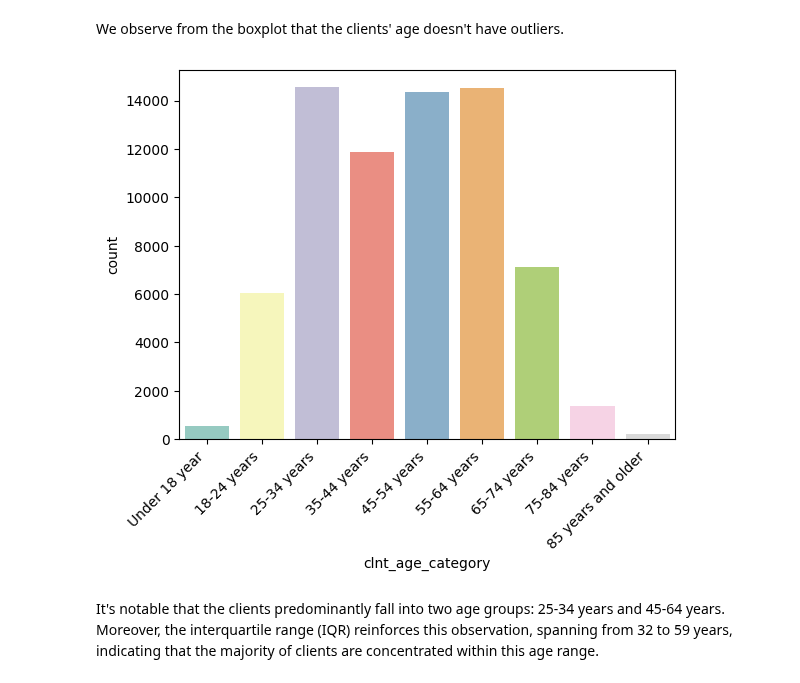
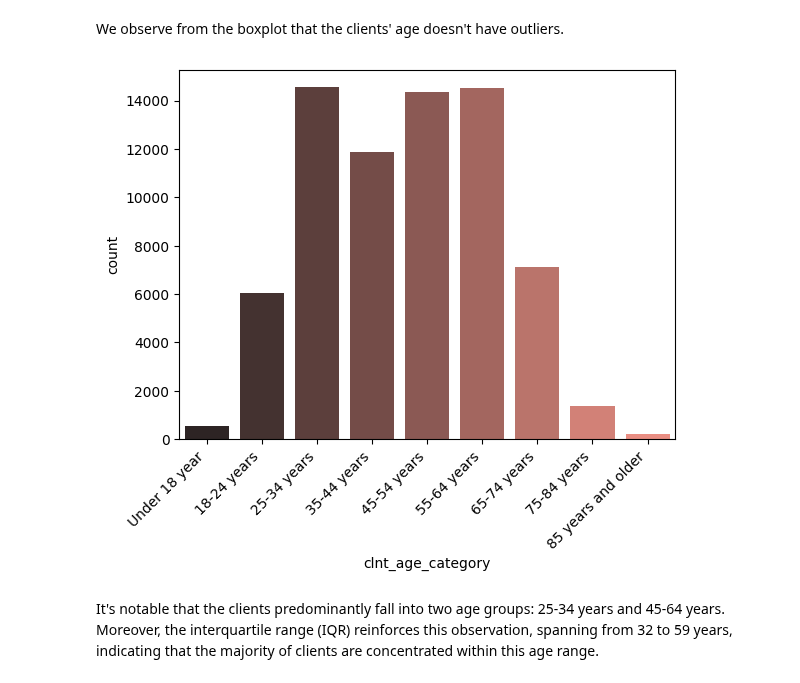
Before and after one commit to dimitsagk/AB_Testing_Analysis, a Jupyter notebook: notebooks/Project_2_02Cleaning+EDA.ipynb, the cells around one changed output. Cells and saved outputs as stored; diff of their text form; code cells hidden in the pictures.

```diff
--- a/notebooks/Project_2_02Cleaning+EDA.ipynb
+++ b/notebooks/Project_2_02Cleaning+EDA.ipynb
@@ -85,18 +52,18 @@ We observe from the boxplot that the clients' age doesn't have outliers.
 # %%
 # I want to check the above with some age brackets
 bins = [0, 18.0, 25.0, 35.0, 45.0, 55.0, 65.0 , 75.0, 85.0, df_clients['clnt_age'].max()]
 labels = ['Under 18 year', '18-24 years', '25-34 years', '35-44 years', '45-54 years',
           '55-64 years', '65-74 years', '75-84 years', '85 years and older']
 
 df_clients['clnt_age_category'] = pd.cut(df_clients['clnt_age'], bins=bins, labels=labels, include_lowest=True)
 
 
 # Making a seaborn countplot
-sns.countplot(data=df_clients, x='clnt_age_category', palette='Set3', hue='clnt_age_category', legend=False)
+sns.countplot(data=df_clients, x='clnt_age_category', palette='dark:salmon', hue='clnt_age_category', legend=False)
 plt.xticks(rotation=45, ha='right')
 plt.show()
 # %% [output]
-[figure, old version]
+[figure, new version]
 # %% [markdown]
 It's notable that the clients predominantly fall into two age groups: 25-34 years and 45-64 years. Moreover, the interquartile range (IQR) reinforces this observation, spanning from 32 to 59 years, indicating that the majority of clients are concentrated within this age range.
 # %% [markdown]
```
Also changed, not shown: parts of 34 cells of this notebook.
